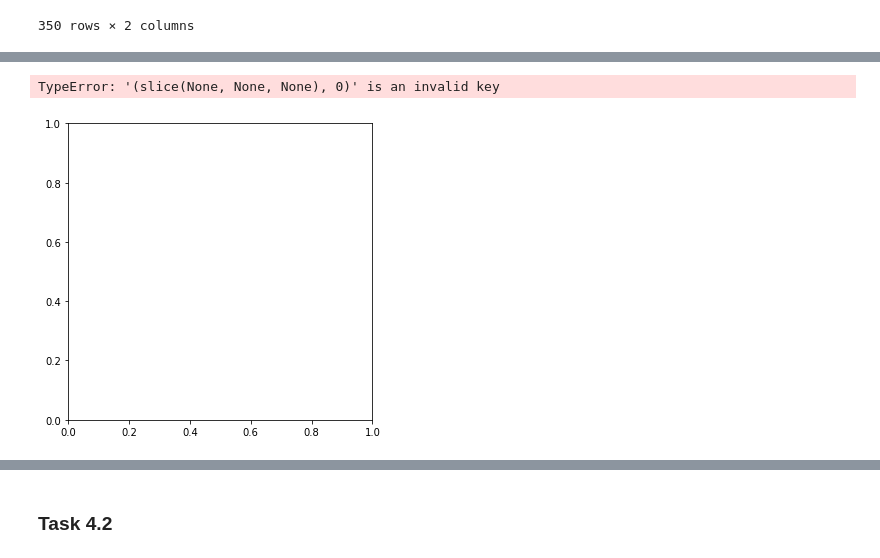
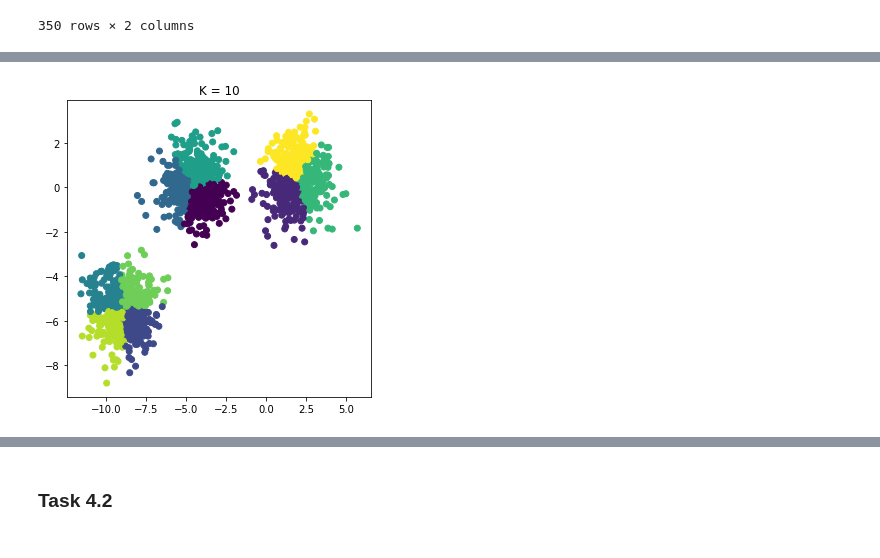
Before and after one commit to paige080298/DataScience_AdvancedTasks, a Jupyter notebook: bikeviz.ipynb, the cells around one changed output, grey strips where cells are left out. Drawn from its saved outputs; the diff is of its cells as text; code cells hidden in the pictures.

```diff
--- a/bikeviz.ipynb
+++ b/bikeviz.ipynb
@@ -1065,4 +1065,4 @@ quarter_result
 | 90097.0 | 7 | 0.0 | 2.0 |
 350 rows × 2 columns
 # %%
-quarter_result.reset_index()
+quarter_result = quarter_result.reset_index()
@@ -1083,51 +1069,35 @@ quarter_result.reset_index()
+# %%
+import numpy as np
+import pandas as pd
+import matplotlib.pyplot as plt
+from mpl_toolkits.mplot3d import Axes3D
+from sklearn.cluster import KMeans
+%matplotlib inline
+
+plt.rcParams['figure.figsize'] = (16, 9)
+# %%
+X = quarter_result[['Starttime_month','rebalCNT', 'fromCNT']]
+y = quarter_result[['Station id']]
 # %%
 import numpy as np
 import matplotlib.pyplot as plt
 
 from sklearn.cluster import KMeans
 from sklearn.datasets import make_blobs
 
 plt.figure(figsize=(12, 12))
 
 n_samples = 1500
 random_state = 170
-X = quarter_result
+#X = quarter_result
 # Incorrect number of clusters
-y_pred = KMeans(n_clusters=2, random_state=random_state).fit_predict(X)
+y_pred = KMeans(n_clusters=10, random_state=random_state).fit_predict(X)
+
+
 
 plt.subplot(221)
 plt.scatter(X[:, 0], X[:, 1], c=y_pred)
-plt.title("Incorrect Number of Blobs")
-
-# Anisotropicly distributed data
-transformation = [[0.60834549, -0.63667341], [-0.40887718, 0.85253229]]
-X_aniso = np.dot(X, transformation)
-y_pred = KMeans(n_clusters=3, random_state=random_state).fit_predict(X_aniso)
-
-plt.subplot(222)
-plt.scatter(X_aniso[:, 0], X_aniso[:, 1], c=y_pred)
-plt.title("Anisotropicly Distributed Blobs")
-
-# Different variance
-X_varied, y_varied = make_blobs(n_samples=n_samples,
-                                cluster_std=[1.0, 2.5, 0.5],
-                                random_state=random_state)
-y_pred = KMeans(n_clusters=3, random_state=random_state).fit_predict(X_varied)
-
-plt.subplot(223)
-plt.scatter(X_varied[:, 10], X_varied[:, 11], c=y_pred)
-plt.title("Unequal Variance")
-
-# Unevenly sized blobs
-X_filtered = np.vstack((X[y == 0][:500], X[y == 1][:100], X[y == 2][:10]))
-y_pred = KMeans(n_clusters=3,
-                random_state=random_state).fit_predict(X_filtered)
-
-plt.subplot(224)
-plt.scatter(X_filtered[:, 0], X_filtered[:, 1], c=y_pred)
-plt.title("Unevenly Sized Blobs")
-
+plt.title("K = 10")
 plt.show()
 # %% [output]
-TypeError: '(slice(None, None, None), 0)' is an invalid key
-[figure, old version]
+[figure, new version]
```
Also changed, not shown: parts of 6 cells of this notebook.
